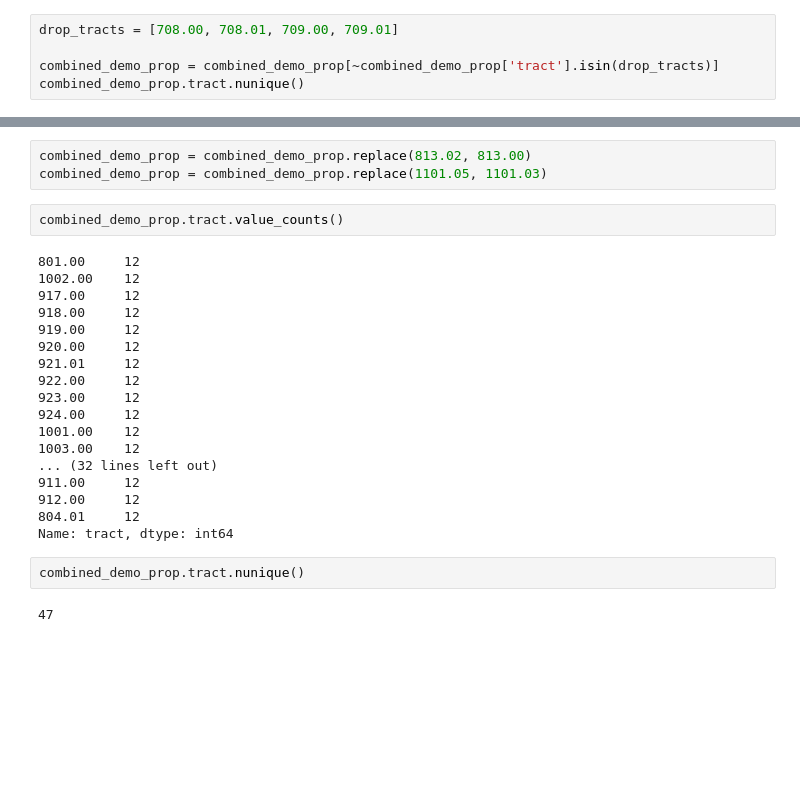
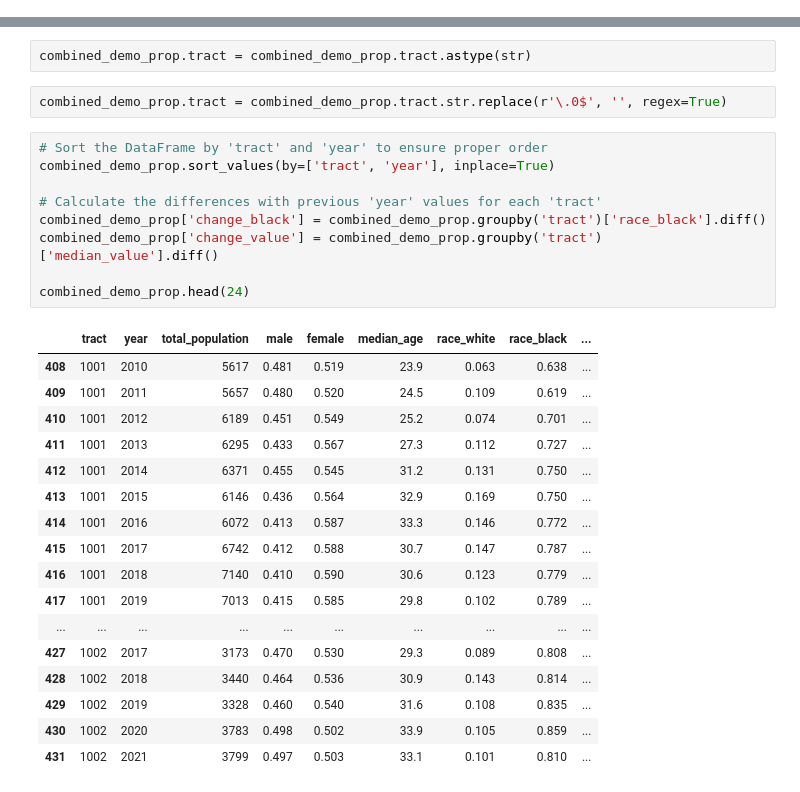
Before and after one commit to BU-Spark/ds-livable-streets-infra, a Jupyter notebook: fa23-team/clean_demo_prop.ipynb, the cells around one changed output, grey strips where cells are left out. Drawn from its saved outputs; the diff is of its cells as text; blank space fills up the shorter version.

```diff
--- a/fa23-team/clean_demo_prop.ipynb
+++ b/fa23-team/clean_demo_prop.ipynb
@@ -52,5 +10,0 @@ Name: tract, dtype: int64
-# %%
-drop_tracts = [708.00, 708.01, 709.00, 709.01]
-
-combined_demo_prop = combined_demo_prop[~combined_demo_prop['tract'].isin(drop_tracts)]
-combined_demo_prop.tract.nunique()
@@ -79,27 +11,31 @@ Name: tract, dtype: int64
-# %%
-combined_demo_prop = combined_demo_prop.replace(813.02, 813.00)
-combined_demo_prop = combined_demo_prop.replace(1101.05, 1101.03)
-# %%
-combined_demo_prop.tract.value_counts()
-# %% [output]
-801.00     12
-1002.00    12
-917.00     12
-918.00     12
-919.00     12
-920.00     12
-921.01     12
-922.00     12
-923.00     12
-924.00     12
-1001.00    12
-1003.00    12
-... (32 lines left out)
-911.00     12
-912.00     12
-804.01     12
-Name: tract, dtype: int64
-# %%
-combined_demo_prop.tract.nunique()
-# %% [output]
-47
+# %%
+combined_demo_prop.tract = combined_demo_prop.tract.astype(str)
+# %%
+combined_demo_prop.tract = combined_demo_prop.tract.str.replace(r'\.0$', '', regex=True)
+# %%
+# Sort the DataFrame by 'tract' and 'year' to ensure proper order
+combined_demo_prop.sort_values(by=['tract', 'year'], inplace=True)
+
+# Calculate the differences with previous 'year' values for each 'tract'
+combined_demo_prop['change_black'] = combined_demo_prop.groupby('tract')['race_black'].diff()
+combined_demo_prop['change_value'] = combined_demo_prop.groupby('tract')['median_value'].diff()
+
+combined_demo_prop.head(24)
+# %% [output]
+|  | tract | year | total_population | male | female | median_age | race_white | race_black | ... |
+| 408 | 1001 | 2010 | 5617 | 0.481 | 0.519 | 23.9 | 0.063 | 0.638 | ... |
+| 409 | 1001 | 2011 | 5657 | 0.480 | 0.520 | 24.5 | 0.109 | 0.619 | ... |
+| 410 | 1001 | 2012 | 6189 | 0.451 | 0.549 | 25.2 | 0.074 | 0.701 | ... |
+| 411 | 1001 | 2013 | 6295 | 0.433 | 0.567 | 27.3 | 0.112 | 0.727 | ... |
+| 412 | 1001 | 2014 | 6371 | 0.455 | 0.545 | 31.2 | 0.131 | 0.750 | ... |
+| 413 | 1001 | 2015 | 6146 | 0.436 | 0.564 | 32.9 | 0.169 | 0.750 | ... |
+| 414 | 1001 | 2016 | 6072 | 0.413 | 0.587 | 33.3 | 0.146 | 0.772 | ... |
+| 415 | 1001 | 2017 | 6742 | 0.412 | 0.588 | 30.7 | 0.147 | 0.787 | ... |
+| 416 | 1001 | 2018 | 7140 | 0.410 | 0.590 | 30.6 | 0.123 | 0.779 | ... |
+| 417 | 1001 | 2019 | 7013 | 0.415 | 0.585 | 29.8 | 0.102 | 0.789 | ... |
+| ... | ... | ... | ... | ... | ... | ... | ... | ... | ... |
+| 427 | 1002 | 2017 | 3173 | 0.470 | 0.530 | 29.3 | 0.089 | 0.808 | ... |
+| 428 | 1002 | 2018 | 3440 | 0.464 | 0.536 | 30.9 | 0.143 | 0.814 | ... |
+| 429 | 1002 | 2019 | 3328 | 0.460 | 0.540 | 31.6 | 0.108 | 0.835 | ... |
+| 430 | 1002 | 2020 | 3783 | 0.498 | 0.502 | 33.9 | 0.105 | 0.859 | ... |
+| 431 | 1002 | 2021 | 3799 | 0.497 | 0.503 | 33.1 | 0.101 | 0.810 | ... |
```
Also changed, not shown: parts of 13 cells of this notebook, 10 other files.
